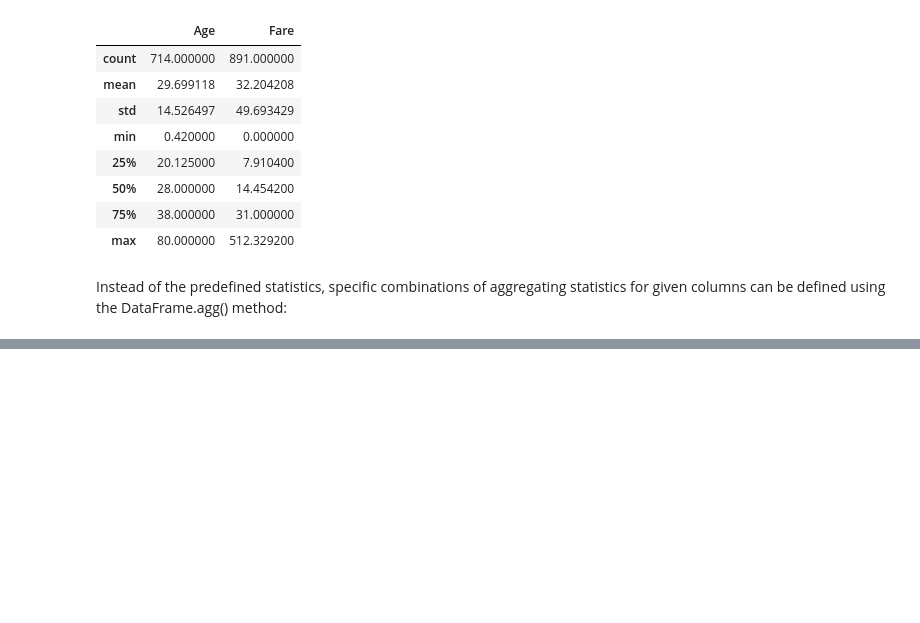
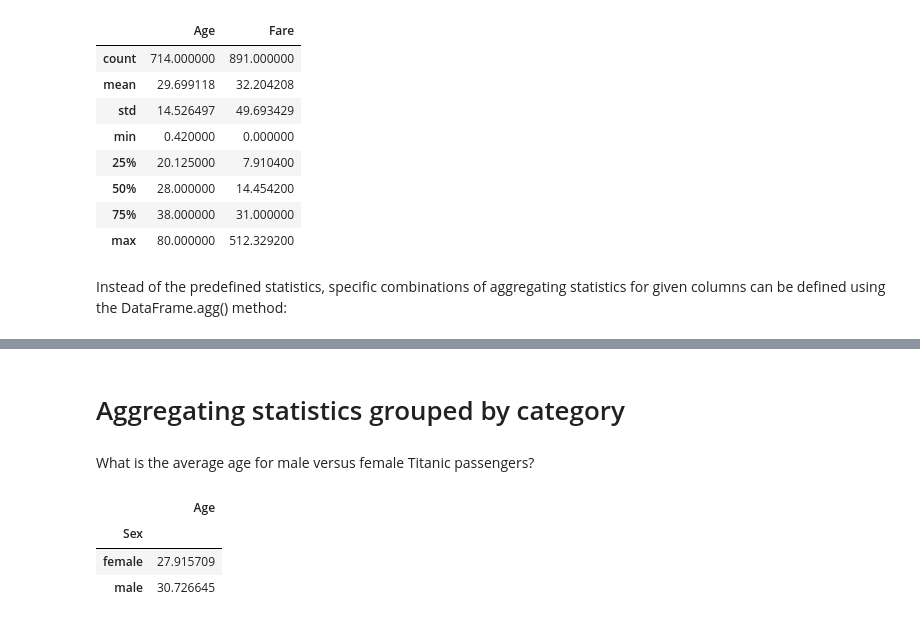
Before and after one commit to chandan-nagaraju/DS_learning, a Jupyter notebook: Notebooks/01 fundamentals/2. Pandas.ipynb, the cells around one changed output, grey strips where cells are left out. Saved outputs shown, nothing was run; the diff lists cells and outputs as text; code cells hidden in the pictures; blank space fills up the shorter version.

```diff
--- a/Notebooks/01 fundamentals/2. Pandas.ipynb
+++ b/Notebooks/01 fundamentals/2. Pandas.ipynb
@@ -558,0 +570,11 @@ Instead of the predefined statistics, specific combinations of aggregating stati
+# %% [markdown]
+# Aggregating statistics grouped by category
+# %% [markdown]
+What is the average age for male versus female Titanic passengers?
+# %%
+titanic[["Sex", "Age"]].groupby("Sex").mean()
+# %% [output]
+|  | Age |
+| Sex |  |
+| female | 27.915709 |
+| male | 30.726645 |
```
Also changed, not shown: parts of 13 cells of this notebook.
